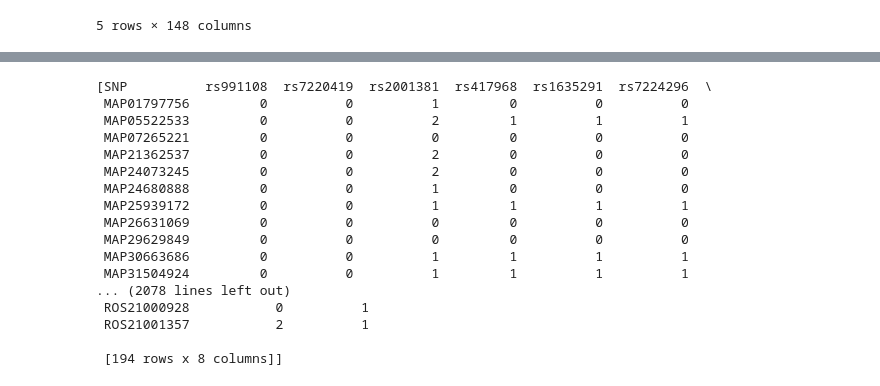
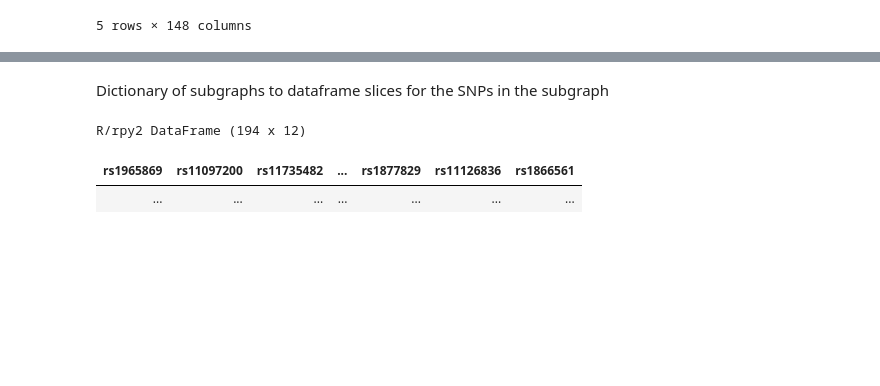
Before and after one commit to ddomingof/predictme, a Jupyter notebook: notebooks/r2py.ipynb, the cells around one changed output, grey strips where cells are left out. Drawn from its saved outputs; the diff is of its cells as text; code cells hidden in the pictures; blank space fills up the shorter version.

```diff
--- a/notebooks/r2py.ipynb
+++ b/notebooks/r2py.ipynb
@@ -121,28 +142,10 @@ subgraph2snps = {
     index: snps.dropna().tolist()
     for index, snps in snps_list.iterrows()
 }
+# %% [markdown]
+Dictionary of subgraphs to dataframe slices for the SNPs in the subgraph
 # %%
-snp_mat = [
-    snps_data[snps]
+snp_mat = {
+    subgraph: snps_data[snps]
     for subgraph, snps in subgraph2snps.items()
-]
+}
-# %%
-snp_mat
-# %% [output]
-[SNP          rs991108  rs7220419  rs2001381  rs417968  rs1635291  rs7224296  \
- MAP01797756         0          0          1         0          0          0
- MAP05522533         0          0          2         1          1          1
- MAP07265221         0          0          0         0          0          0
- MAP21362537         0          0          2         0          0          0
- MAP24073245         0          0          2         0          0          0
- MAP24680888         0          0          1         0          0          0
- MAP25939172         0          0          1         1          1          1
- MAP26631069         0          0          0         0          0          0
- MAP29629849         0          0          0         0          0          0
- MAP30663686         0          0          1         1          1          1
- MAP31504924         0          0          1         1          1          1
-... (2078 lines left out)
- ROS21000928           0          1
- ROS21001357           2          1
-
- [194 rows x 8 columns]]
@@ -154 +152,9 @@ load("/home/memon/genetic_analyses/ann/output/subgraph15/rosmapDisIdibapsAetpd14
+# %%
+subgraph_4 = pandas2ri.py2rpy_pandasdataframe(snp_mat['Subgraph_4'])
+# %%
+subgraph_4
+# %% [output]
+R/rpy2 DataFrame (194 x 12)
+| rs1965869 | rs11097200 | rs11735482 | ... | rs1877829 | rs11126836 | rs1866561 |
+| ... | ... | ... | ... | ... | ... | ... |
 # %%
```
Also changed, not shown: parts of 8 cells of this notebook.
